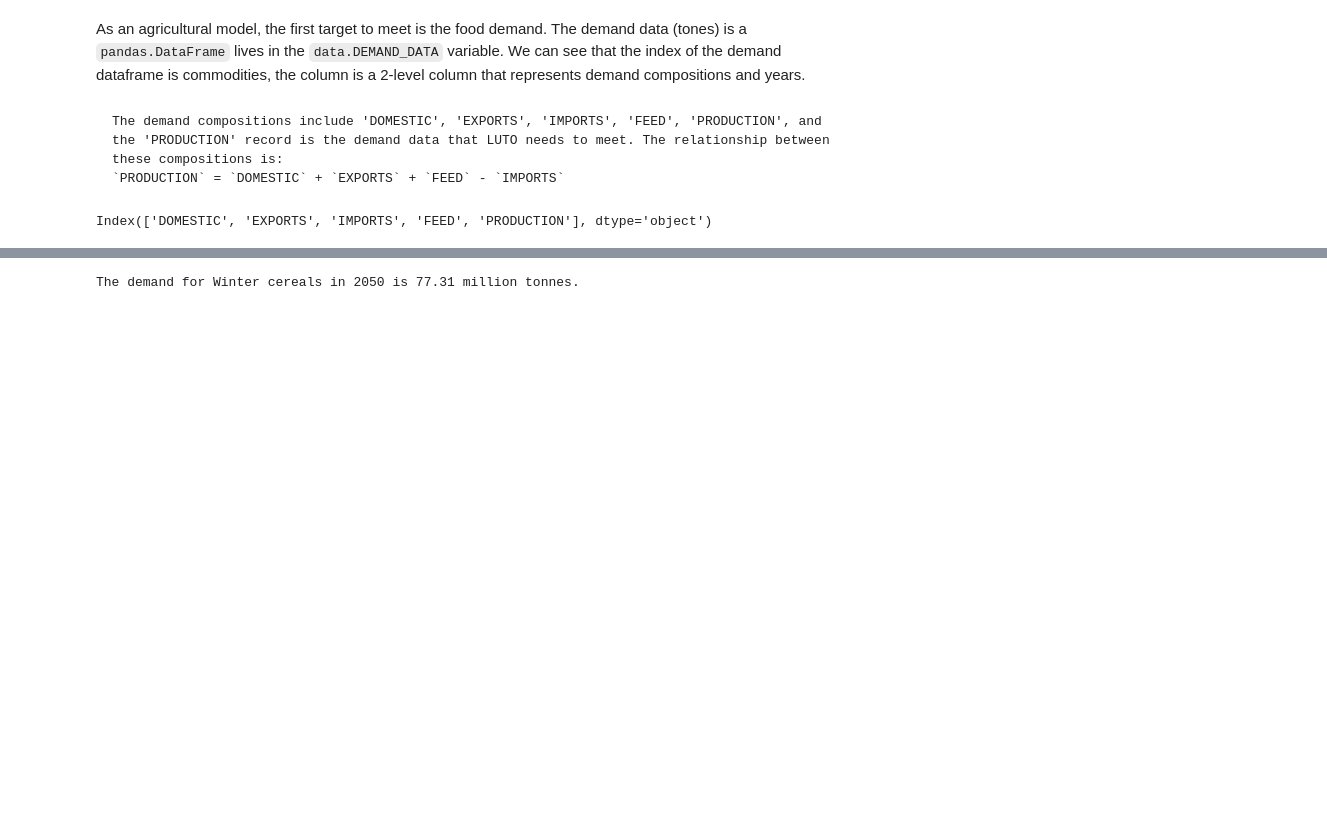
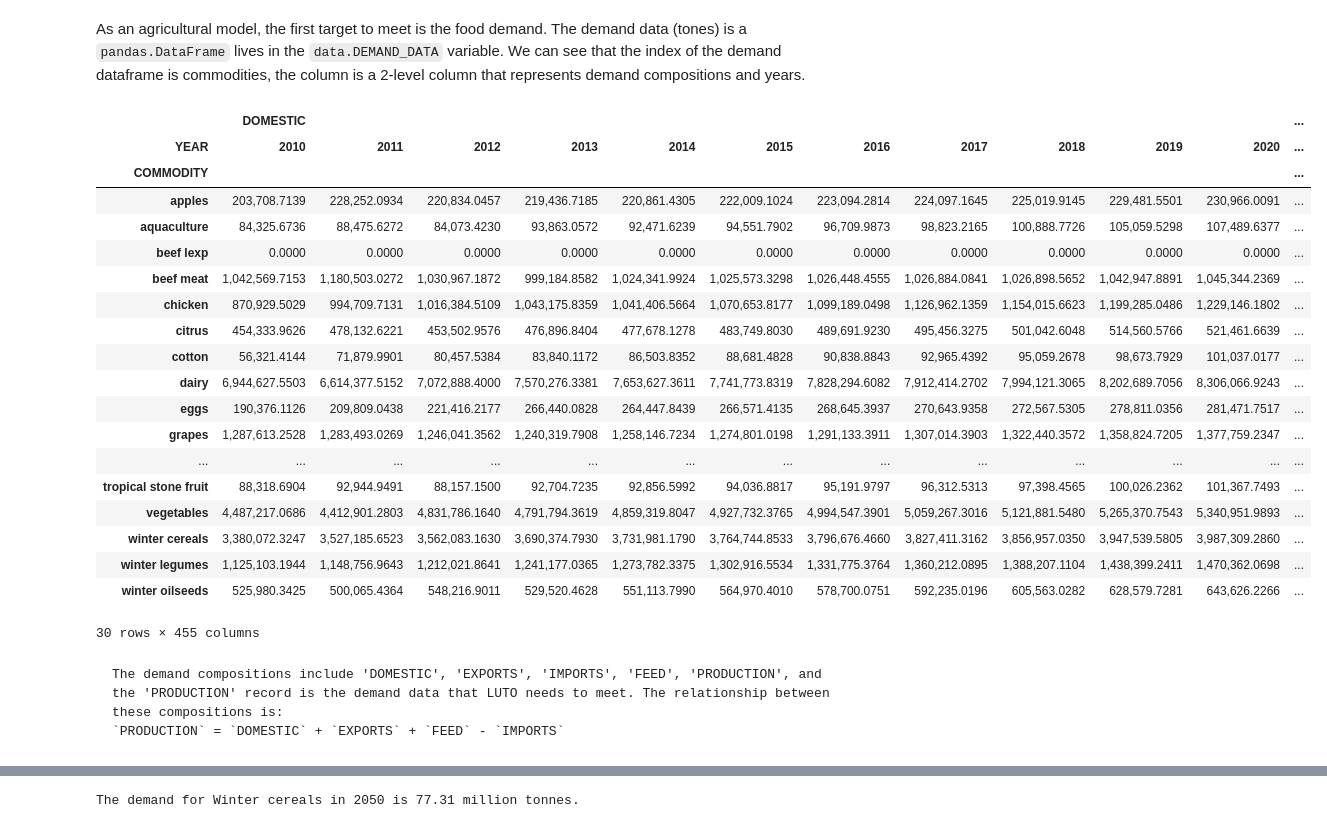
Before and after one commit to JinzhuWANG/LUTO_manual, a Jupyter notebook: Chap_1_1_LUTO_overview.ipynb, the cells around one changed output, grey strips where cells are left out. Drawn from its saved outputs; the diff is of its cells as text; code cells hidden in the pictures; blank space fills up the shorter version.

````diff
--- a/Chap_1_1_LUTO_overview.ipynb
+++ b/Chap_1_1_LUTO_overview.ipynb
@@ -131,12 +137,32 @@ Before diving into input data, please keep in mind our objective: find the sptai
 ## Demand
 # %% [markdown]
 As an agricultural model, the first target to meet is the food demand. The demand data (tones) is a `pandas.DataFrame` lives in the `data.DEMAND_DATA` variable. We can see that the index of the demand dataframe is commodities, the column is a 2-level column that represents demand compositions and years.
+# %%
+# HIDE CODE
+data.DEMAND_DATA
+# %% [output]
+|  | DOMESTIC |  |  |  |  |  |  |  |  |  |  | ... |
+| YEAR | 2010 | 2011 | 2012 | 2013 | 2014 | 2015 | 2016 | 2017 | 2018 | 2019 | 2020 | ... |
+| COMMODITY |  |  |  |  |  |  |  |  |  |  |  | ... |
+| apples | 203,708.7139 | 228,252.0934 | 220,834.0457 | 219,436.7185 | 220,861.4305 | 222,009.1024 | 223,094.2814 | 224,097.1645 | 225,019.9145 | 229,481.5501 | 230,966.0091 | ... |
+| aquaculture | 84,325.6736 | 88,475.6272 | 84,073.4230 | 93,863.0572 | 92,471.6239 | 94,551.7902 | 96,709.9873 | 98,823.2165 | 100,888.7726 | 105,059.5298 | 107,489.6377 | ... |
+| beef lexp | 0.0000 | 0.0000 | 0.0000 | 0.0000 | 0.0000 | 0.0000 | 0.0000 | 0.0000 | 0.0000 | 0.0000 | 0.0000 | ... |
+| beef meat | 1,042,569.7153 | 1,180,503.0272 | 1,030,967.1872 | 999,184.8582 | 1,024,341.9924 | 1,025,573.3298 | 1,026,448.4555 | 1,026,884.0841 | 1,026,898.5652 | 1,042,947.8891 | 1,045,344.2369 | ... |
+| chicken | 870,929.5029 | 994,709.7131 | 1,016,384.5109 | 1,043,175.8359 | 1,041,406.5664 | 1,070,653.8177 | 1,099,189.0498 | 1,126,962.1359 | 1,154,015.6623 | 1,199,285.0486 | 1,229,146.1802 | ... |
+| citrus | 454,333.9626 | 478,132.6221 | 453,502.9576 | 476,896.8404 | 477,678.1278 | 483,749.8030 | 489,691.9230 | 495,456.3275 | 501,042.6048 | 514,560.5766 | 521,461.6639 | ... |
+| cotton | 56,321.4144 | 71,879.9901 | 80,457.5384 | 83,840.1172 | 86,503.8352 | 88,681.4828 | 90,838.8843 | 92,965.4392 | 95,059.2678 | 98,673.7929 | 101,037.0177 | ... |
+| dairy | 6,944,627.5503 | 6,614,377.5152 | 7,072,888.4000 | 7,570,276.3381 | 7,653,627.3611 | 7,741,773.8319 | 7,828,294.6082 | 7,912,414.2702 | 7,994,121.3065 | 8,202,689.7056 | 8,306,066.9243 | ... |
+| eggs | 190,376.1126 | 209,809.0438 | 221,416.2177 | 266,440.0828 | 264,447.8439 | 266,571.4135 | 268,645.3937 | 270,643.9358 | 272,567.5305 | 278,811.0356 | 281,471.7517 | ... |
+| grapes | 1,287,613.2528 | 1,283,493.0269 | 1,246,041.3562 | 1,240,319.7908 | 1,258,146.7234 | 1,274,801.0198 | 1,291,133.3911 | 1,307,014.3903 | 1,322,440.3572 | 1,358,824.7205 | 1,377,759.2347 | ... |
+| ... | ... | ... | ... | ... | ... | ... | ... | ... | ... | ... | ... | ... |
+| tropical stone fruit | 88,318.6904 | 92,944.9491 | 88,157.1500 | 92,704.7235 | 92,856.5992 | 94,036.8817 | 95,191.9797 | 96,312.5313 | 97,398.4565 | 100,026.2362 | 101,367.7493 | ... |
+| vegetables | 4,487,217.0686 | 4,412,901.2803 | 4,831,786.1640 | 4,791,794.3619 | 4,859,319.8047 | 4,927,732.3765 | 4,994,547.3901 | 5,059,267.3016 | 5,121,881.5480 | 5,265,370.7543 | 5,340,951.9893 | ... |
+| winter cereals | 3,380,072.3247 | 3,527,185.6523 | 3,562,083.1630 | 3,690,374.7930 | 3,731,981.1790 | 3,764,744.8533 | 3,796,676.4660 | 3,827,411.3162 | 3,856,957.0350 | 3,947,539.5805 | 3,987,309.2860 | ... |
+| winter legumes | 1,125,103.1944 | 1,148,756.9643 | 1,212,021.8641 | 1,241,177.0365 | 1,273,782.3375 | 1,302,916.5534 | 1,331,775.3764 | 1,360,212.0895 | 1,388,207.1104 | 1,438,399.2411 | 1,470,362.0698 | ... |
+| winter oilseeds | 525,980.3425 | 500,065.4364 | 548,216.9011 | 529,520.4628 | 551,113.7990 | 564,970.4010 | 578,700.0751 | 592,235.0196 | 605,563.0282 | 628,579.7281 | 643,626.2266 | ... |
+30 rows × 455 columns
 # %% [markdown]
 ```{note}
 The demand compositions include 'DOMESTIC', 'EXPORTS', 'IMPORTS', 'FEED', 'PRODUCTION', and the 'PRODUCTION' record is the demand data that LUTO needs to meet. The relationship between these compositions is:
 `PRODUCTION` = `DOMESTIC` + `EXPORTS` + `FEED` - `IMPORTS`
 ```
-# %%
-data.DEMAND_DATA.columns.levels[0]
-# %% [output]
-Index(['DOMESTIC', 'EXPORTS', 'IMPORTS', 'FEED', 'PRODUCTION'], dtype='object')
````
Also changed, not shown: parts of 9 cells of this notebook, 13 other files.
